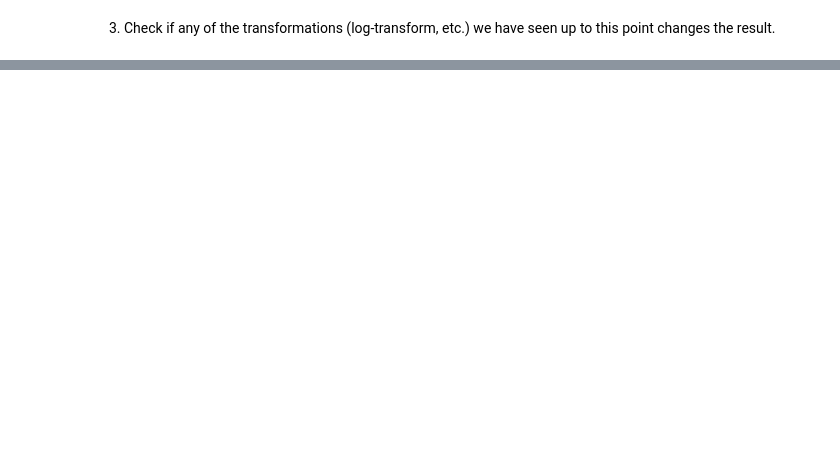
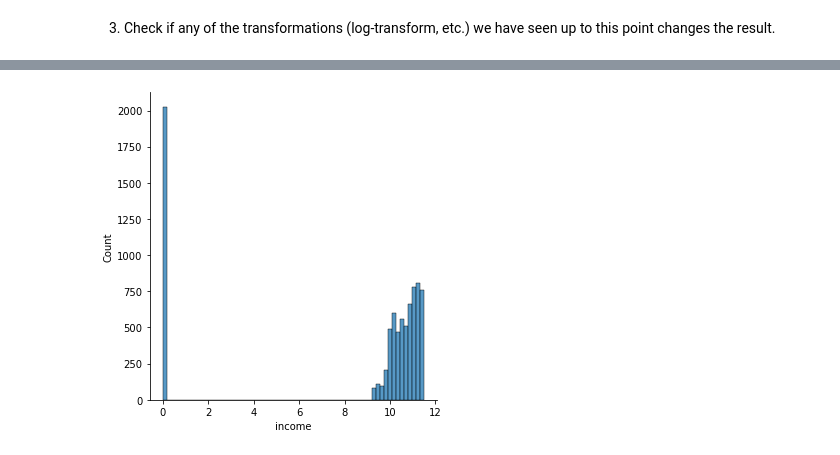
Before and after one commit to audedef/lab-week4-clean-knn-tests, a Jupyter notebook: Lab_week4_answer.ipynb, the cells around one changed output, grey strips where cells are left out. Saved outputs shown, nothing was run; the diff lists cells and outputs as text; code cells hidden in the pictures; blank space fills up the shorter version.

```diff
--- a/Lab_week4_answer.ipynb
+++ b/Lab_week4_answer.ipynb
@@ -1498,0 +1507,6 @@ def log_transformation(x):
+# %%
+income_log = df_numericals['income'].apply(lambda x :log_transformation(x))
+sns.displot(income_log)
+plt.show()
+# %% [output]
+[figure, added]
```
Also changed, not shown: parts of 33 cells of this notebook.
